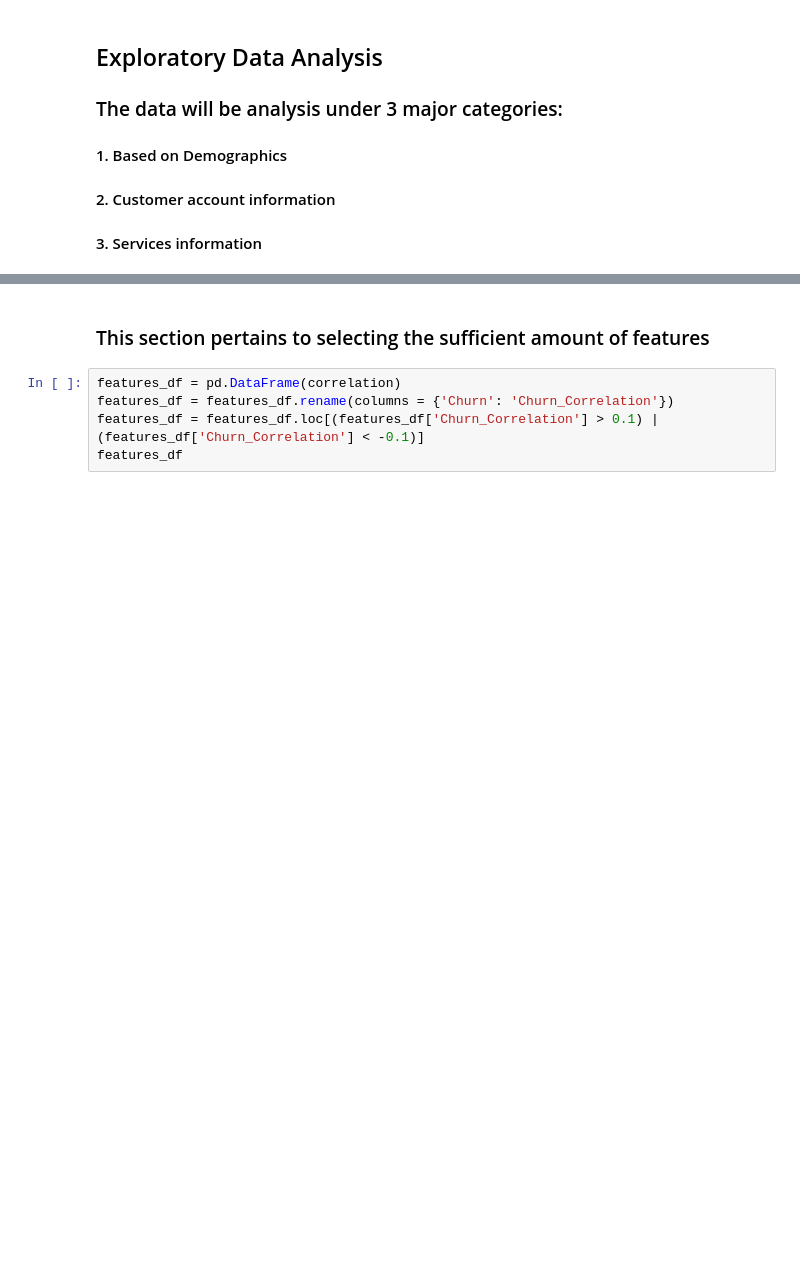
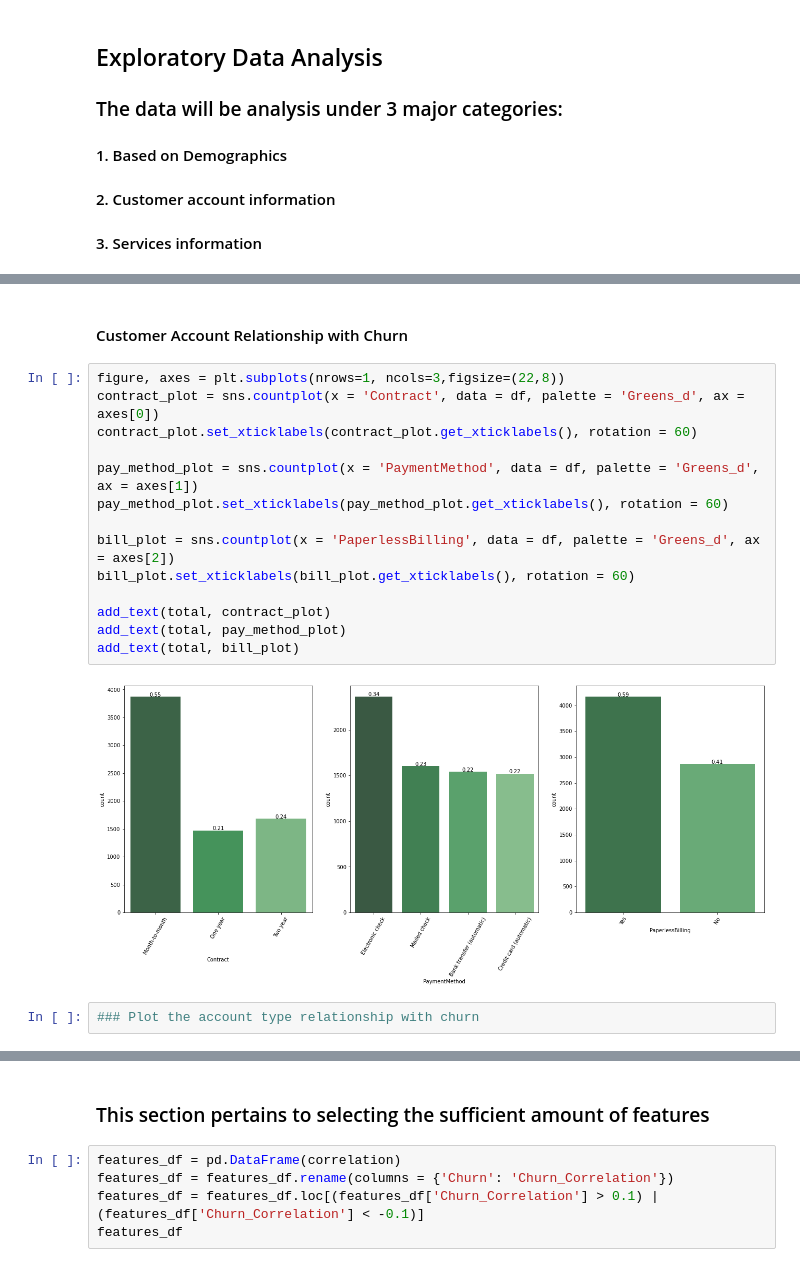
Before and after one commit to vvenkatesh-ML/Customer-Churn, a Jupyter notebook: Customer_Churn_Predictor.ipynb, the cells around one changed output, grey strips where cells are left out. Saved outputs shown, nothing was run; the diff lists cells and outputs as text; blank space fills up the shorter version.

```diff
--- a/Customer_Churn_Predictor.ipynb
+++ b/Customer_Churn_Predictor.ipynb
@@ -105,0 +130,20 @@ figure, axes = plt.subplots(nrows=2, ncols=2,figsize=(12,10))
+# %% [markdown]
+#### Customer Account Relationship with Churn
+# %%
+figure, axes = plt.subplots(nrows=1, ncols=3,figsize=(22,8))
+contract_plot = sns.countplot(x = 'Contract', data = df, palette = 'Greens_d', ax = axes[0])
+contract_plot.set_xticklabels(contract_plot.get_xticklabels(), rotation = 60)
+
+pay_method_plot = sns.countplot(x = 'PaymentMethod', data = df, palette = 'Greens_d', ax = axes[1])
+pay_method_plot.set_xticklabels(pay_method_plot.get_xticklabels(), rotation = 60)
+
+bill_plot = sns.countplot(x = 'PaperlessBilling', data = df, palette = 'Greens_d', ax = axes[2])
+bill_plot.set_xticklabels(bill_plot.get_xticklabels(), rotation = 60)
+
+add_text(total, contract_plot)
+add_text(total, pay_method_plot)
+add_text(total, bill_plot)
+# %% [output]
+[figure, added]
+# %%
+### Plot the account type relationship with churn
```
Also changed, not shown: parts of 8 cells of this notebook.
